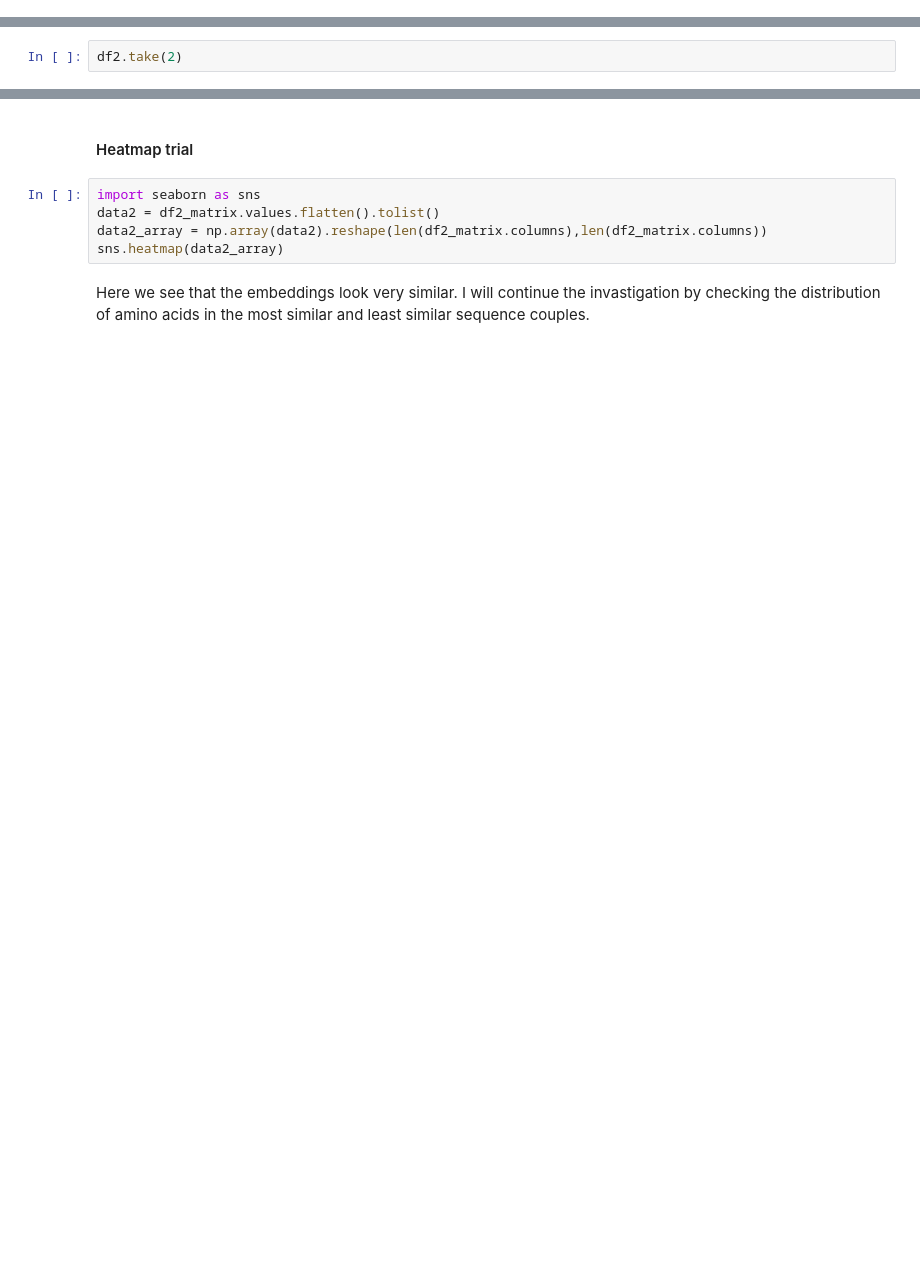
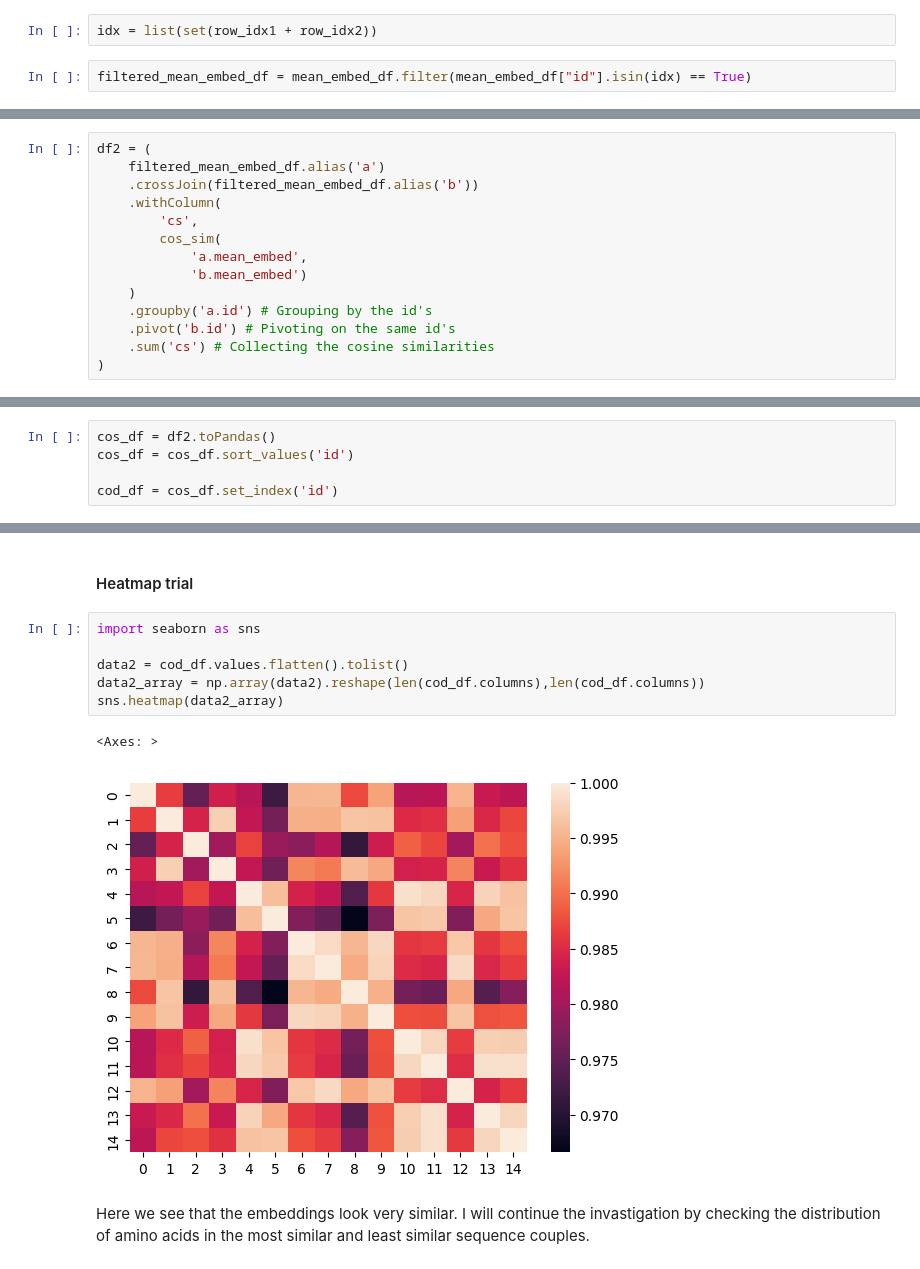
Before and after one commit to mihribanyvs/proteinspark-project, a Jupyter notebook: pyspark_proteindata.ipynb, the cells around one changed output, grey strips where cells are left out. Cells and saved outputs as stored; diff of their text form; blank space fills up the shorter version.

```diff
--- a/pyspark_proteindata.ipynb
+++ b/pyspark_proteindata.ipynb
@@ -318,0 +383,4 @@ cos_df
+# %%
+idx = list(set(row_idx1 + row_idx2))
+# %%
+filtered_mean_embed_df = mean_embed_df.filter(mean_embed_df["id"].isin(idx) == True)
@@ -319,4 +405,21 @@ cos_df
+# %%
+df2 = (
+    filtered_mean_embed_df.alias('a')
+    .crossJoin(filtered_mean_embed_df.alias('b'))
+    .withColumn(
+        'cs',
+        cos_sim(
+            'a.mean_embed',
+            'b.mean_embed')
+    )
+    .groupby('a.id') # Grouping by the id's
+    .pivot('b.id') # Pivoting on the same id's
+    .sum('cs') # Collecting the cosine similarities
+)
 # %% [markdown]
 #### For heatmap
 # %%
-df2.take(2)
+cos_df = df2.toPandas()
+cos_df = cos_df.sort_values('id')
+
+cod_df = cos_df.set_index('id')
@@ -332,8 +437,12 @@ cos_df.head()
 #### Heatmap trial
 # %%
 import seaborn as sns
-data2 = df2_matrix.values.flatten().tolist()
-data2_array = np.array(data2).reshape(len(df2_matrix.columns),len(df2_matrix.columns))
+
+data2 = cod_df.values.flatten().tolist()
+data2_array = np.array(data2).reshape(len(cod_df.columns),len(cod_df.columns))
 sns.heatmap(data2_array)
+# %% [output]
+<Axes: >
+[figure, added]
 # %% [markdown]
 Here we see that the embeddings look very similar. I will continue the invastigation by checking the distribution of amino acids in the most similar and least similar sequence couples.
```
Also changed, not shown: parts of 41 cells of this notebook, 1 other file.
